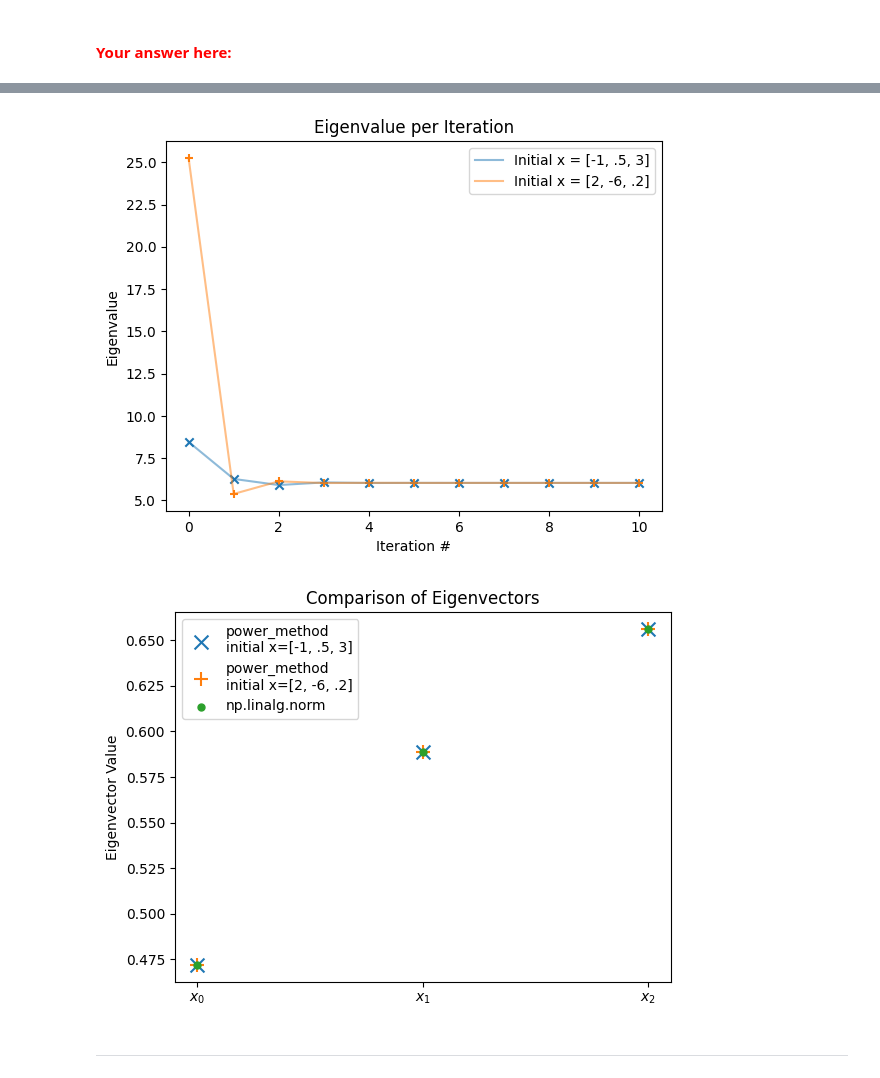
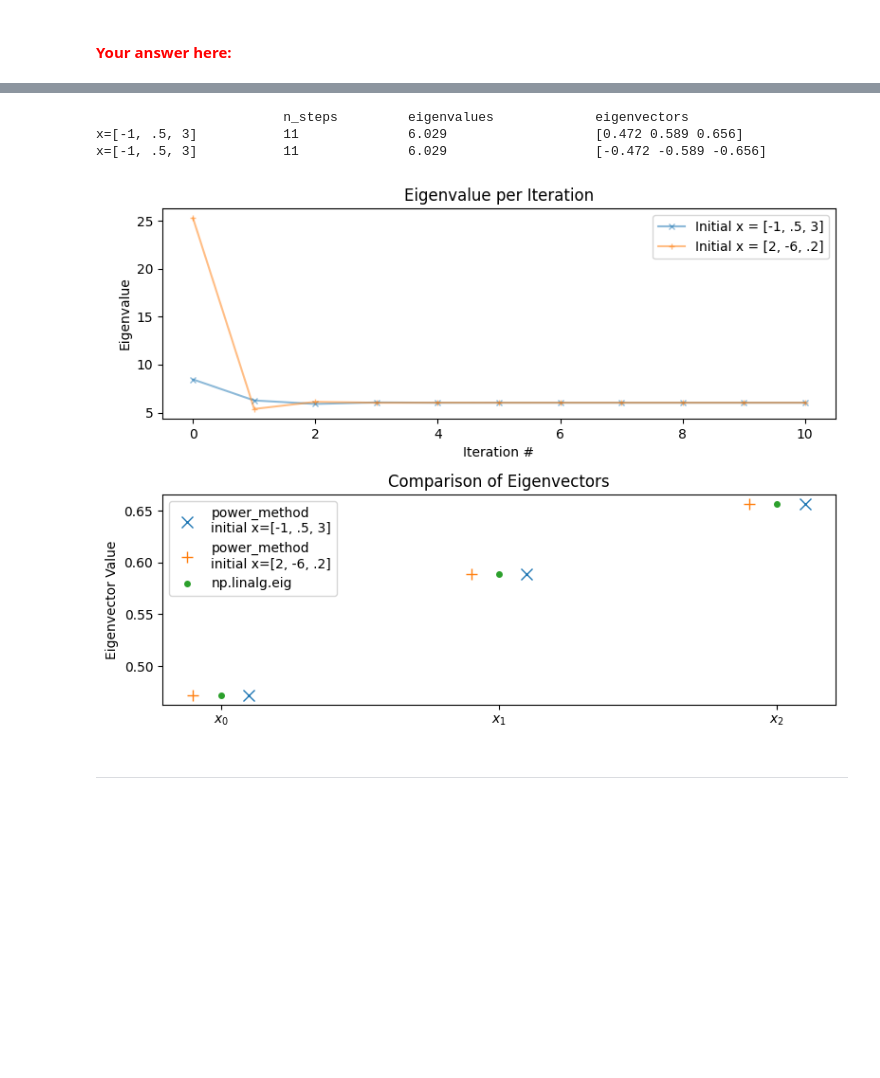
Before and after one commit to ryanhammonds/dsc210, a Jupyter notebook: hw1/solutions_rh/HW1_Q2.ipynb, the cells around one changed output, grey strips where cells are left out. Saved outputs shown, nothing was run; the diff lists cells and outputs as text; code cells hidden in the pictures; blank space fills up the shorter version.

```diff
--- a/hw1/solutions_rh/HW1_Q2.ipynb
+++ b/hw1/solutions_rh/HW1_Q2.ipynb
@@ -159,32 +122,0 @@ for row_label, row in zip(initial_x, data):
-# %%
-# Plot eigenvalues
-plt.figure(0)
-
-plt.plot(w0, label='Initial x = [-1, .5, 3]', alpha=.5)
-plt.plot(w1, label='Initial x = [2, -6, .2]', alpha=.5)
-plt.scatter(np.arange(len(w0)), w0, marker='x')
-plt.scatter(np.arange(len(w1)), w1, marker='+')
-
-
-plt.xlabel('Iteration #')
-plt.ylabel('Eigenvalue')
-plt.title('Eigenvalue per Iteration')
-plt.legend()
-
-# Plot eigenvectors
-plt.figure(1)
-
-plt.scatter([1, 2, 3], np.abs(v0), s=100, marker='x',
-            label='power_method\ninitial x=[-1, .5, 3]')
-plt.scatter([1, 2, 3], np.abs(v1), s=100, marker='+',
-            label='power_method\ninitial x=[2, -6, .2]')
-plt.scatter([1, 2, 3], np.abs(v_np[:, 0]), s=100, marker='.',
-            label='np.linalg.norm')
-
-plt.title('Comparison of Eigenvectors')
-plt.xticks([1, 2, 3], labels=[r'$x_0$', r'$x_1$', r'$x_2$'])
-plt.ylabel('Eigenvector Value')
-plt.legend();
-# %% [output]
-[figure, removed]
-[figure, removed]
@@ -191,3 +195,28 @@ plt.legend();
+# %%
+# Define arrays
+A = np.array([
+    [2, 1, 2],
+    [1, 3, 2],
+    [2, 4, 1]
+])
+
+x0 = np.array([-1, .5, 3])
+x1 = np.array([2, -6, .2])
+
+# Compute with custom function
+w0, v0 = power_method(A, x0)
+w1, v1 = power_method(A, x1)
+
+# Compute with numpy
+w_np, v_np = np.linalg.eig(A)
+
+_plot_results(w0, w1, v0, v1, v_np[:,0])
+_print_results(w0, w1, v0, v1)
+# %% [output]
+                        n_steps         eigenvalues             eigenvectors
+x=[-1, .5, 3]           11              6.029                   [0.472 0.589 0.656]
+x=[-1, .5, 3]           11              6.029                   [-0.472 -0.589 -0.656]
+[figure, added]
 # %% [markdown]
 
 
```
Also changed, not shown: parts of 9 cells of this notebook, 2 other files.
